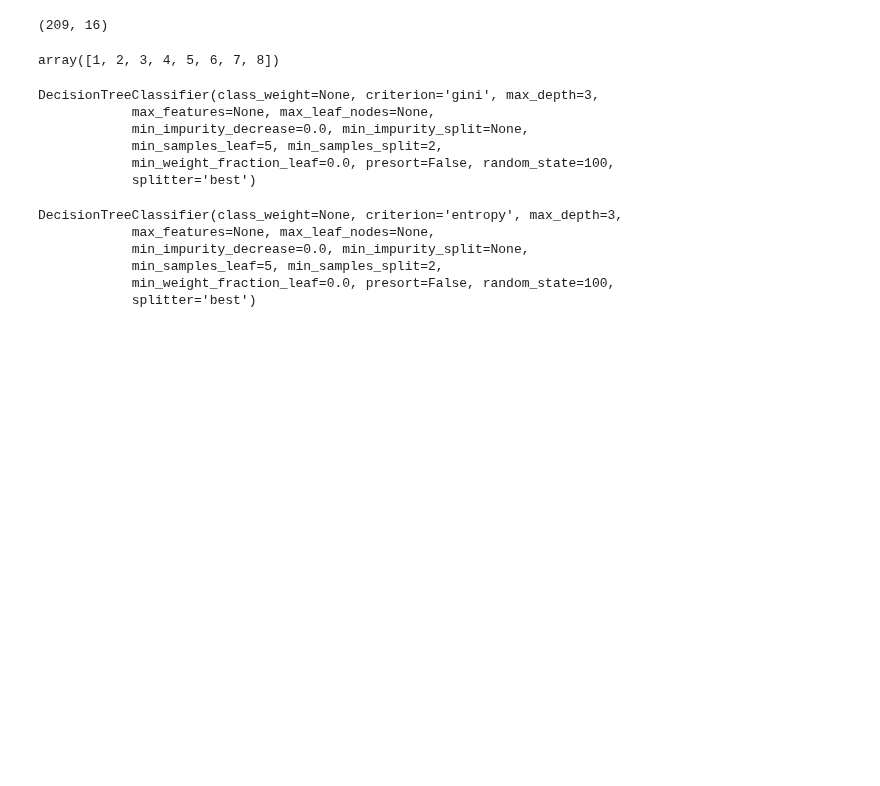
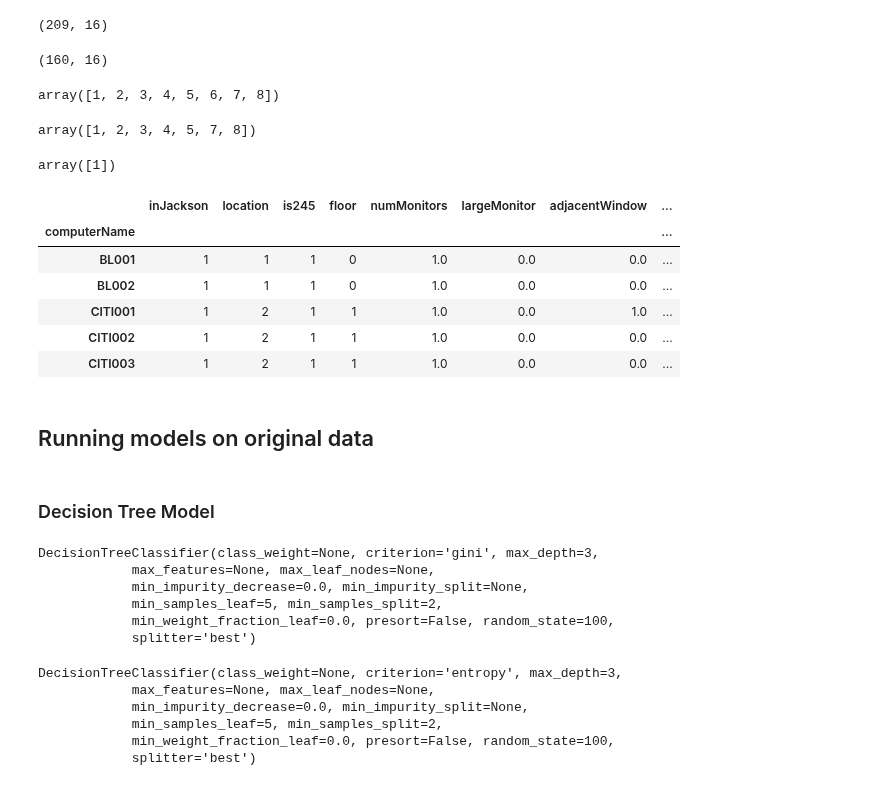
Before and after one commit to UNCG-CSE/Library-Computer-Usage-Analysis, a Jupyter notebook: src/DecisionTree_Test.ipynb, the cells around one changed output. Cells and saved outputs as stored; diff of their text form; code cells hidden in the pictures; blank space fills up the shorter version.

```diff
--- a/src/DecisionTree_Test.ipynb
+++ b/src/DecisionTree_Test.ipynb
@@ -277,15 +412,41 @@ attData1.utilizationMean.std()
 attData1[attData1['Label'] == 'Low'].shape
 # %% [output]
 (209, 16)
+# %%
+attData2[attData2['Label'] == 'Low'].shape
+# %% [output]
+(160, 16)
 # %%
 attData1.location.unique()
 # %% [output]
 array([1, 2, 3, 4, 5, 6, 7, 8])
+# %%
+attData2.location.unique()
+# %% [output]
+array([1, 2, 3, 4, 5, 7, 8])
+# %%
+attData2.isDesktop.unique()
+# %% [output]
+array([1])
+# %%
+attData2.iloc[:, [4,5,6,7,8,9,10,11,12,13]].head()
+# %% [output]
+|  | inJackson | location | is245 | floor | numMonitors | largeMonitor | adjacentWindow | ... |
+| computerName |  |  |  |  |  |  |  | ... |
+| BL001 | 1 | 1 | 1 | 0 | 1.0 | 0.0 | 0.0 | ... |
+| BL002 | 1 | 1 | 1 | 0 | 1.0 | 0.0 | 0.0 | ... |
+| CITI001 | 1 | 2 | 1 | 1 | 1.0 | 0.0 | 1.0 | ... |
+| CITI002 | 1 | 2 | 1 | 1 | 1.0 | 0.0 | 0.0 | ... |
+| CITI003 | 1 | 2 | 1 | 1 | 1.0 | 0.0 | 0.0 | ... |
 # %%
 from sklearn.cross_validation import train_test_split
 from sklearn.tree import DecisionTreeClassifier
 from sklearn.metrics import accuracy_score
 from sklearn import tree
+# %% [markdown]
+## Running models on original data
+# %% [markdown]
+### Decision Tree Model
 # %%
 # X is the computer attributes
 # Y is the outcome variable, Setting this as High or Low
```
Also changed, not shown: parts of 37 cells of this notebook, 1 other file.
